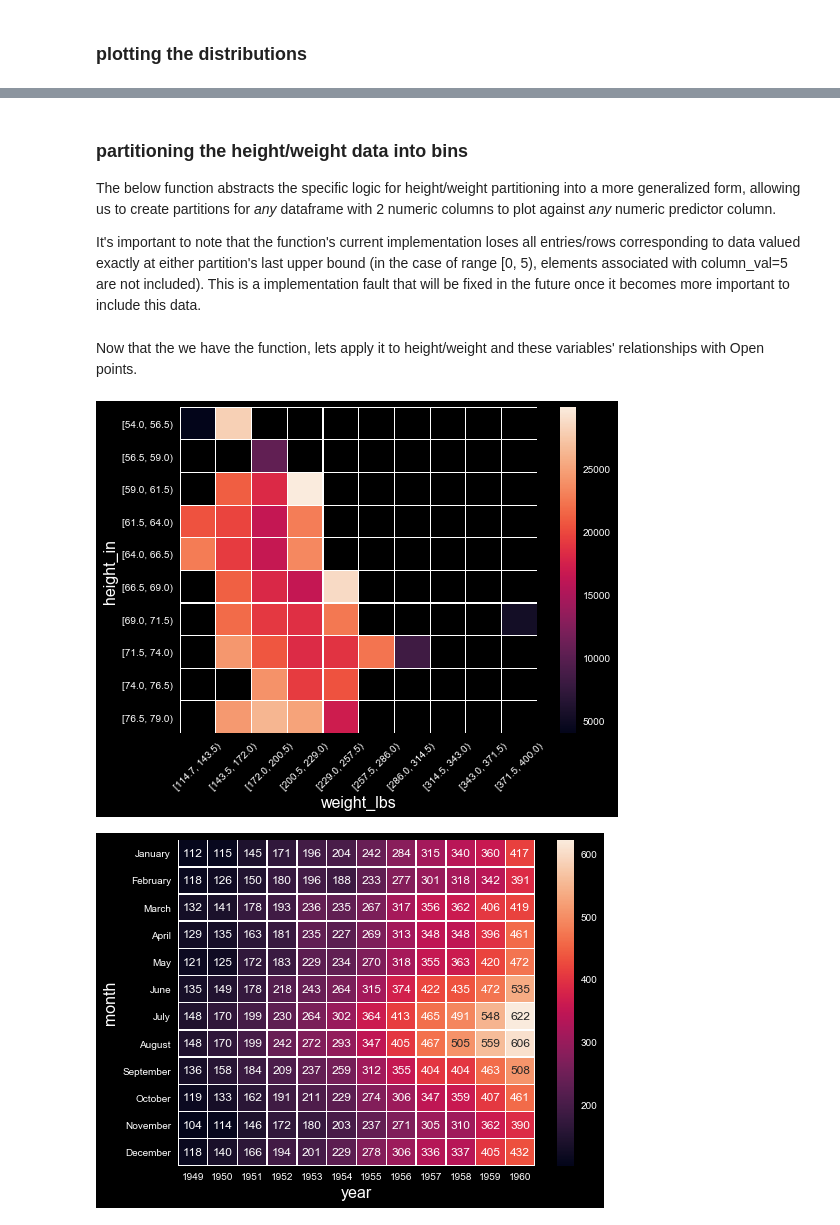
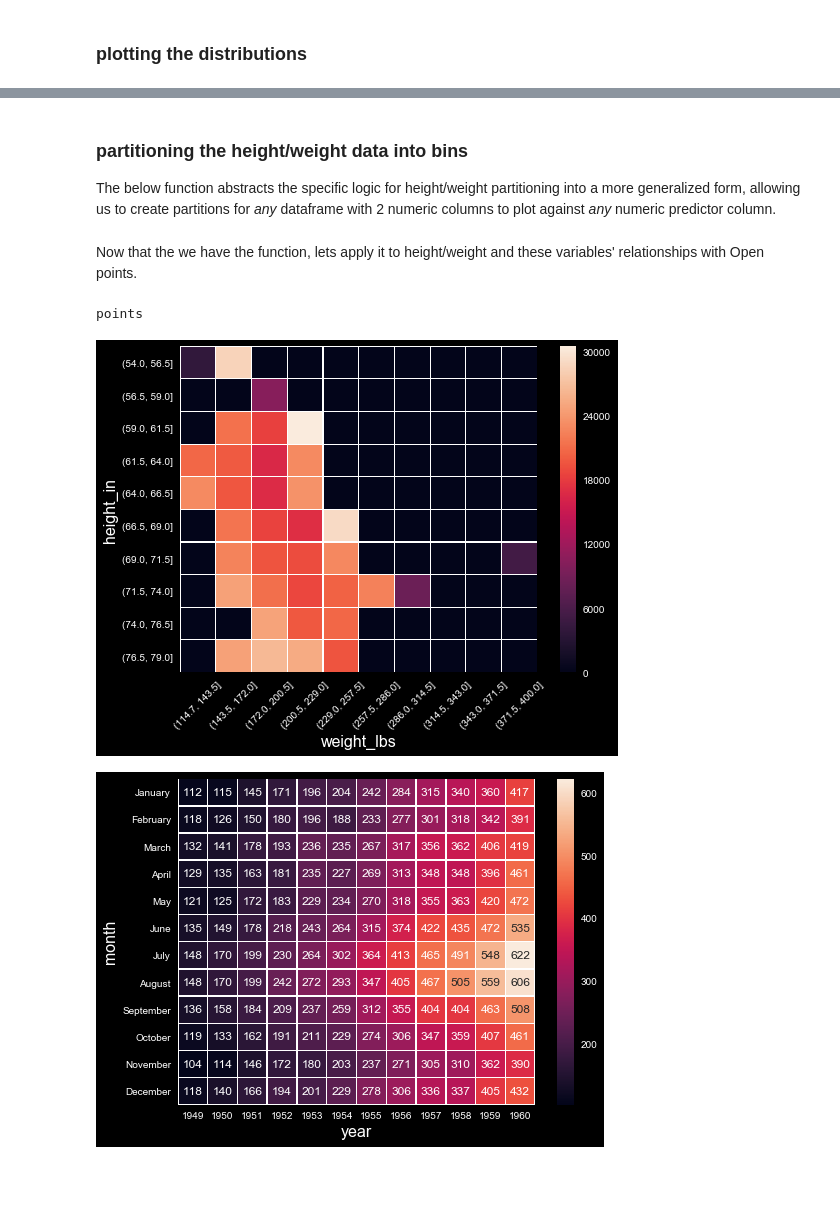
Before and after one commit to zfreedman/crossfit_open_2018, a Jupyter notebook: data_visualization.ipynb, the cells around one changed output, grey strips where cells are left out. Saved outputs shown, nothing was run; the diff lists cells and outputs as text; code cells hidden in the pictures; blank space fills up the shorter version.

```diff
--- a/data_visualization.ipynb
+++ b/data_visualization.ipynb
@@ -391,6 +391,4 @@ for i in range(len(height_weight_cols)):
 # %% [markdown]
 ### partitioning the height/weight data into bins
 The below function abstracts the specific logic for height/weight partitioning into a more generalized form, allowing us to create partitions for *any* dataframe with 2 numeric columns to plot against *any* numeric predictor column.
-
-It's important to note that the function's current implementation loses all entries/rows corresponding to data valued exactly at either partition's last upper bound (in the case of range [0, 5), elements associated with column_val=5 are not included). This is a implementation fault that will be fixed in the future once it becomes more important to include this data.
 # %%
@@ -462,21 +494,23 @@ Now that the we have the function, lets apply it to height/weight and these vari
 # %%
 #grab data for heatmap
 height_weight_heatmap_df = get_data_for_heatmap(
     height_weight_cols[0], 10,
     height_weight_cols[1], 10,
     "points",
-    height_weight_points
+    height_weight_points,
+    min_entries=1
 )
 #do this to customize figure size
 fig, ax = plt.subplots()
 #fig.set_size_inches(
 #plot heatmap
 #sb.heatmap(height_weight_heatmap_df, annot=True, fmt=".2f", linewidths=.5)
 sb.heatmap(height_weight_heatmap_df, annot=False, linewidths=.1)
 plt.xticks(rotation=45)
 plt.show()
 # %% [output]
+points
-[figure, old version]
+[figure, new version]
 # %%
 flights_long = sb.load_dataset("flights")
 flights = flights_long.pivot("month", "year", "passengers")
```
Also changed, not shown: parts of 10 cells of this notebook, 1 other file.
